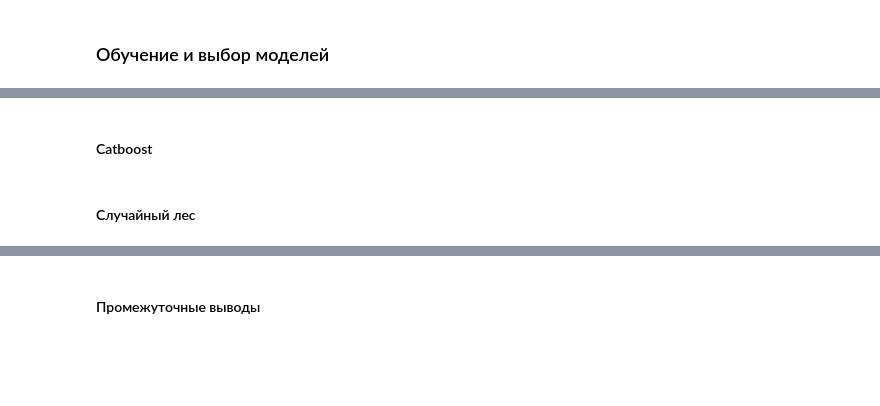
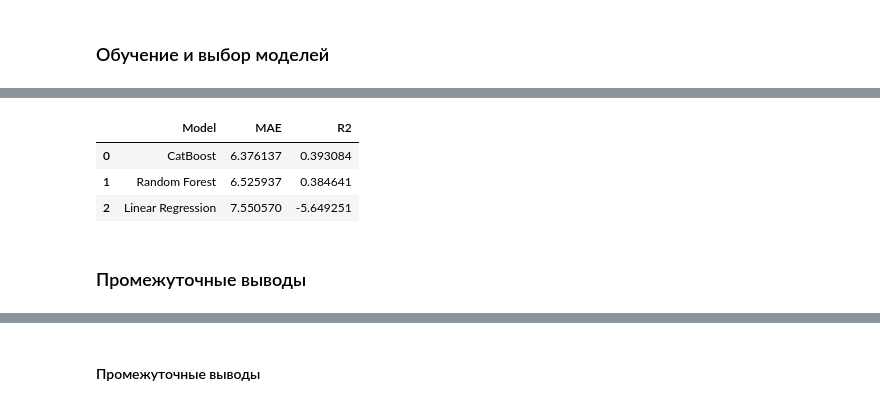
Before and after one commit to AleksTurov/Data-Science, a Jupyter notebook: industry_steel/industry_steel.ipynb, the cells around one changed output, grey strips where cells are left out. Cells and saved outputs as stored; diff of their text form; code cells hidden in the pictures; blank space fills up the shorter version.

```diff
--- a/industry_steel/industry_steel.ipynb
+++ b/industry_steel/industry_steel.ipynb
@@ -931,4 +970,7 @@ plt.show()
-# %% [markdown]
-#### Catboost
-# %% [markdown]
-#### Случайный лес
+# %%
+# определите модели
+models = {
+    "Linear Regression": LinearRegression(),
+    "Random Forest": RandomForestRegressor(random_state=RANDOM_STATE),
+    "CatBoost": CatBoostRegressor(loss_function = 'MAE', verbose = False, random_seed=RANDOM_STATE)
+}
@@ -934,0 +991,12 @@ plt.show()
+# %%
+# отсортировать результаты по MAE
+results = results.sort_values(by="MAE", ascending=True)
+results.reset_index(drop=True, inplace=True)
+results
+# %% [output]
+|  | Model | MAE | R2 |
+| 0 | CatBoost | 6.376137 | 0.393084 |
+| 1 | Random Forest | 6.525937 | 0.384641 |
+| 2 | Linear Regression | 7.550570 | -5.649251 |
+# %% [markdown]
+### Промежуточные выводы
```
Also changed, not shown: parts of 25 cells of this notebook, 9 other files.
